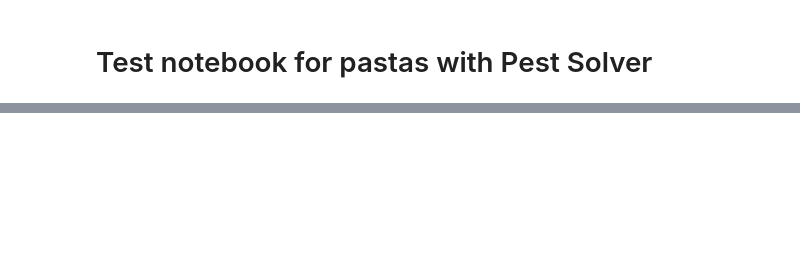
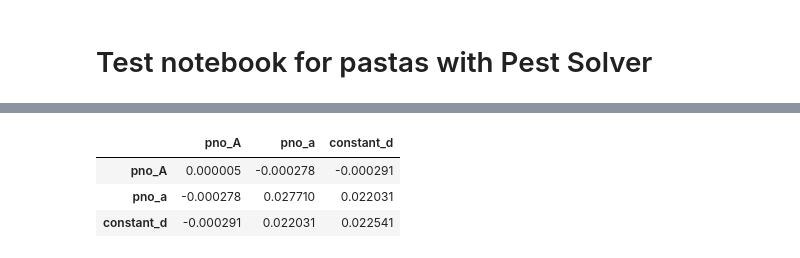
Before and after one commit to pastas/pastas-plugins, a Jupyter notebook: docs/examples/pest_pastas.ipynb, the cells around one changed output, grey strips where cells are left out. Cells and saved outputs as stored; diff of their text form; code cells hidden in the pictures; blank space fills up the shorter version.

```diff
--- a/docs/examples/pest_pastas.ipynb
+++ b/docs/examples/pest_pastas.ipynb
@@ -77,0 +78,7 @@ ml.plots.results()
+# %%
+ml.solver.pcov
+# %% [output]
+|  | pno_A | pno_a | constant_d |
+| pno_A | 0.000005 | -0.000278 | -0.000291 |
+| pno_a | -0.000278 | 0.027710 | 0.022031 |
+| constant_d | -0.000291 | 0.022031 | 0.022541 |
```
Also changed, not shown: parts of 5 cells of this notebook, 1 other file.
